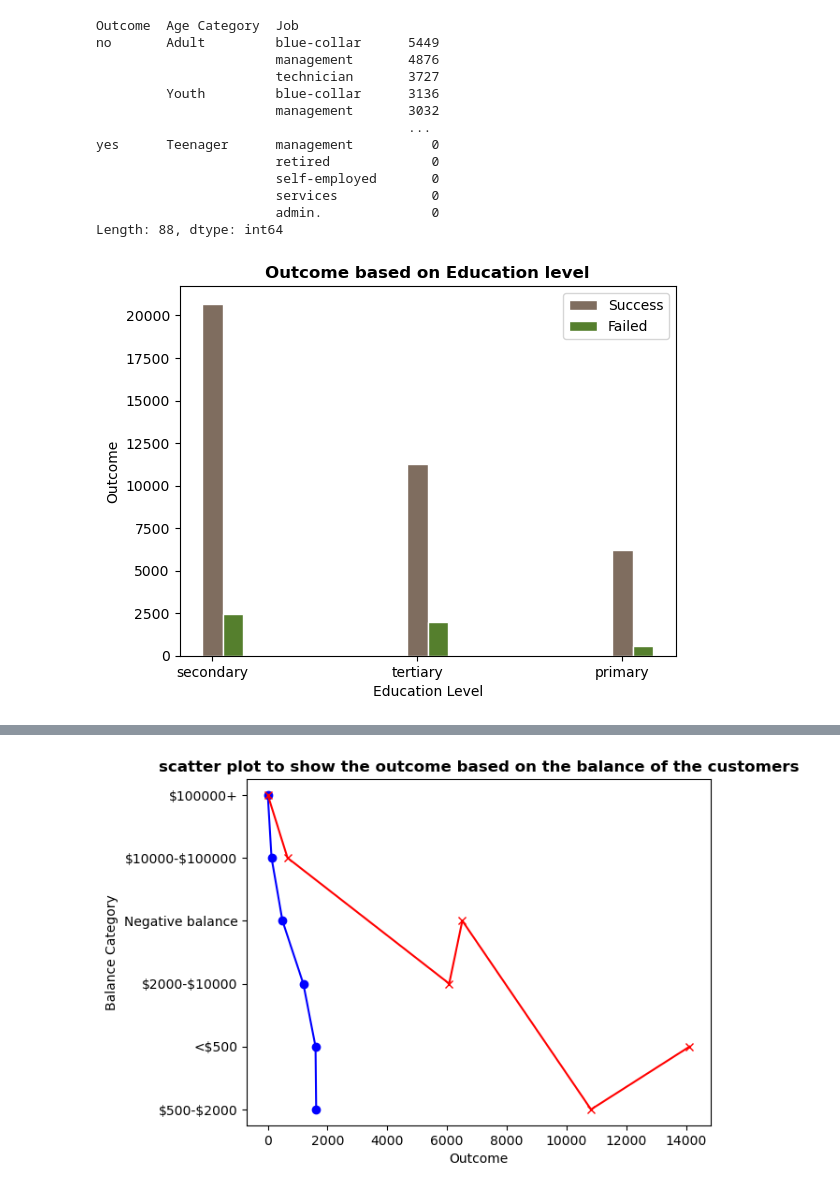
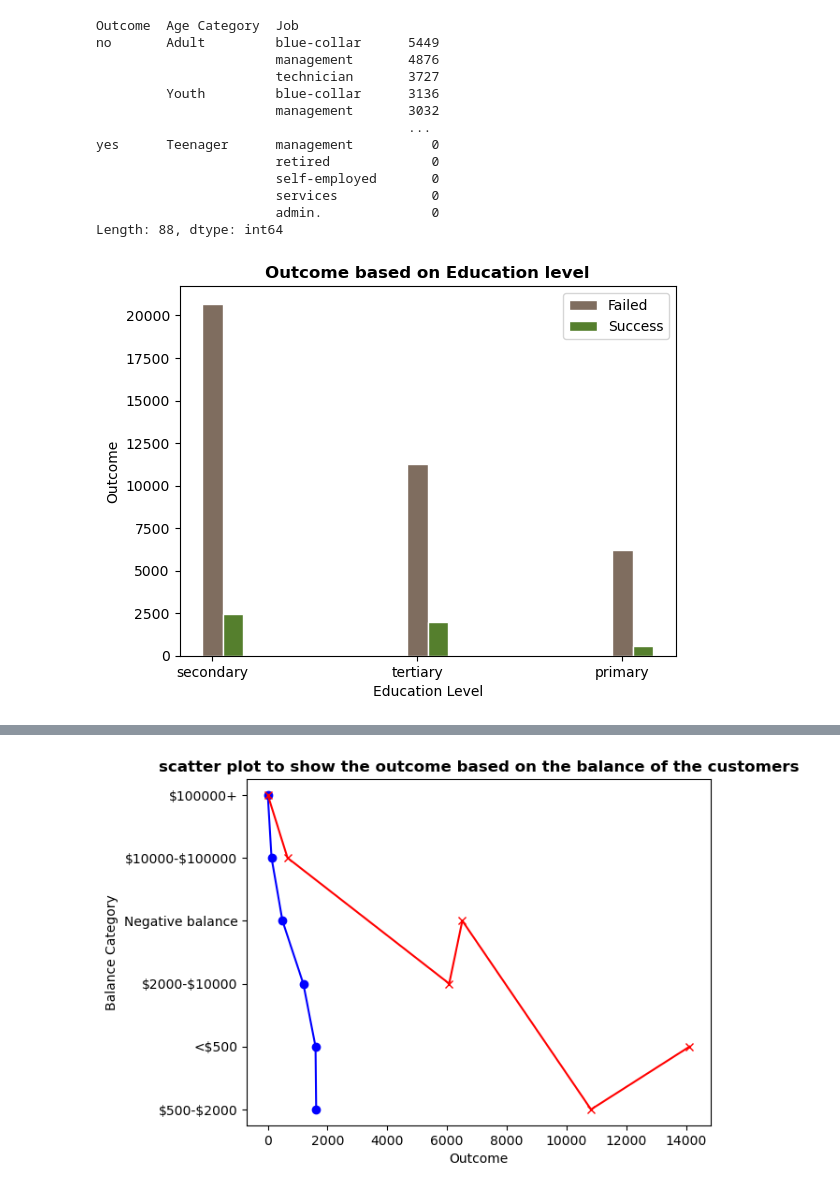
Before and after one commit to Prachi-Shah1002/Project_1, a Jupyter notebook: Main.ipynb, the cells around one changed output, grey strips where cells are left out. Drawn from its saved outputs; the diff is of its cells as text; code cells hidden in the pictures.

```diff
--- a/Main.ipynb
+++ b/Main.ipynb
@@ -198,29 +198,32 @@ edu_level_failed_outcome=train_data_df_failed['Education'].value_counts()
 # %%
 # Generate a bar plot showing the outcome based on Education level
 label=edu_level_success_outcome.index.tolist()
 x_axis=np.arange(len(label))
 
 # set width of bars
 barWidth = 0.1
 
 # Create a bar chart based upon the above data
-plt.bar(x_axis,edu_level_failed_outcome, color='#7F6D5F', width=barWidth, edgecolor='white', label='Success')
-plt.bar([x + barWidth for x in x_axis],edu_level_success_outcome,   color='#557F2D', width=barWidth, edgecolor='white', label='Failed')
+plt.bar(x_axis,edu_level_failed_outcome, color='#7F6D5F', width=barWidth, edgecolor='white', label='Failed')
+plt.bar([x + barWidth for x in x_axis],edu_level_success_outcome,   color='#557F2D', width=barWidth, edgecolor='white', label='Success')
 
 # Create the ticks for our bar chart's x axis
 tick_locations = [value for value in x_axis]
 plt.xticks(tick_locations, label)
 
 # Give the chart a title, x label, and y label
 plt.title('Outcome based on Education level', fontweight = 'bold')
 plt.xlabel('Education Level')
 plt.ylabel('Outcome')
 
+# Save the Figure
+plt.savefig("Images/Outcomr_based_on_Education")
+
 # Create legend & Show graphic
 plt.legend()
 plt.show()
 # %% [output]
-[figure, old version]
+[figure, new version]
 # %%
 # A scatter plot to show age disribution for the outcome
 age_chart_df_success=train_data_df_success['Age'].value_counts()
```
Also changed, not shown: parts of 25 cells of this notebook, 22 other files.
